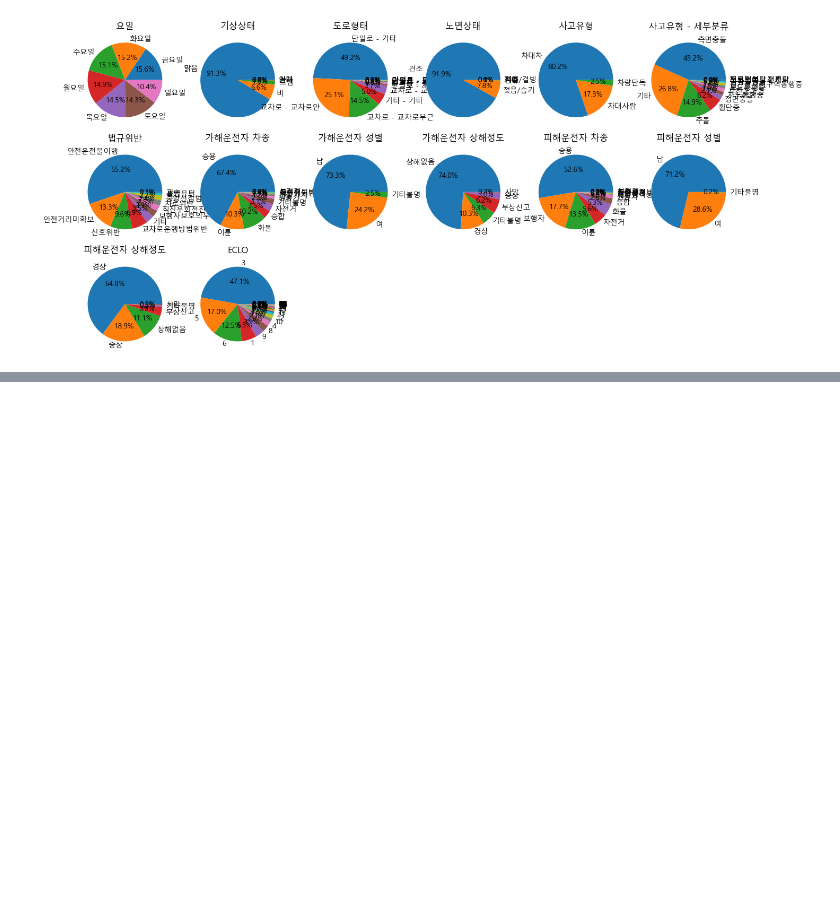
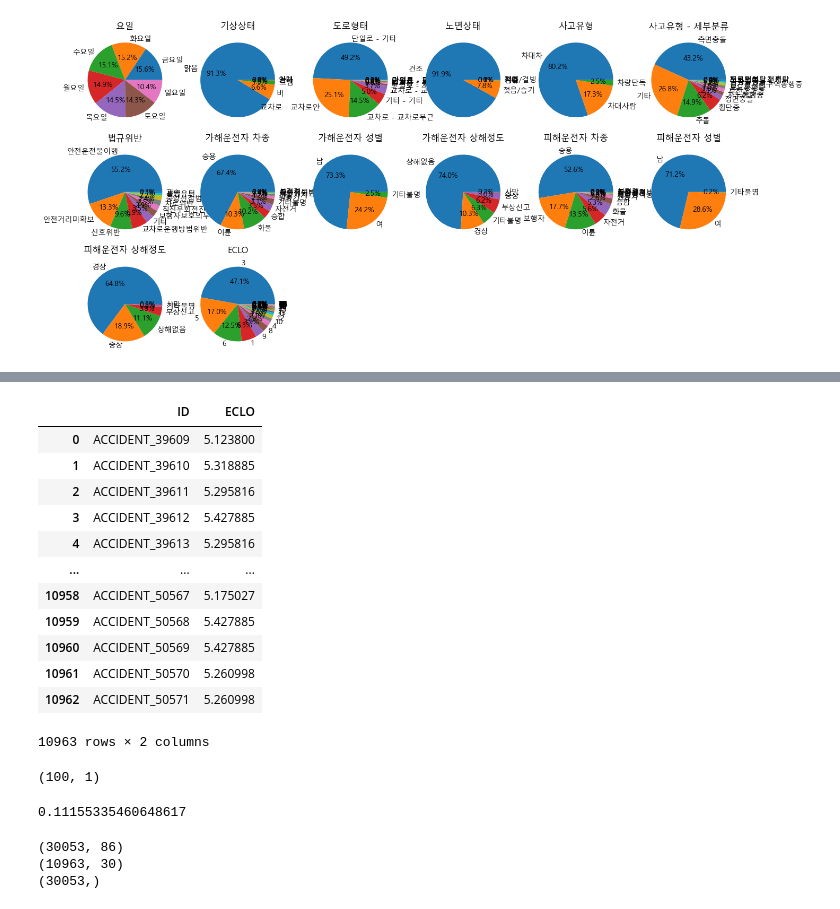
Before and after one commit to johann-wg/Dacon, a Jupyter notebook: Daegu/2_DL.ipynb, the cells around one changed output, grey strips where cells are left out. Drawn from its saved outputs; the diff is of its cells as text; code cells hidden in the pictures; blank space fills up the shorter version.

```diff
--- a/Daegu/2_DL.ipynb
+++ b/Daegu/2_DL.ipynb
@@ -351,0 +348,8 @@ ValueError: in user code:
+# %%
+# 3. 파인 튜닝
+# 여기에서는 필요한 경우 모델의 하이퍼파라미터를 조정합니다.
+
+# 4. 최종 모델 평가 및 적용
+# 여기서는 파인 튜닝된 모델을 최종적으로 평가하고, 실제 테스트 데이터에 적용하여 예측을 수행합니다.
+# final_loss = adjusted_model.evaluate(test_features, test_labels)
+predictions = adjusted_model.predict(X_test_tensor)
@@ -351,0 +361,4 @@ ValueError: in user code:
+# %%
+sample.drop('ECLO', axis=1, inplace=True)
+sample['ECLO'] = predictions
+sample.to_csv('submission6_DL_2.csv', index=False)
@@ -351,0 +576,6 @@ ValueError: in user code:
+# %%
+# 모델 예측
+predictions = improved_model.predict(X_test_tensor)
+pred = predictions.flatten()
+pred
+# rmsle(y2_test, pred)
@@ -351,0 +586,27 @@ ValueError: in user code:
+# %%
+sample.drop('ECLO', axis=1, inplace=True)
+sample['ECLO'] = pred
+# sample.to_csv('submission_3.csv', index=False)
+sample
+# %% [output]
+|  | ID | ECLO |
+| 0 | ACCIDENT_39609 | 5.123800 |
+| 1 | ACCIDENT_39610 | 5.318885 |
+| 2 | ACCIDENT_39611 | 5.295816 |
+| 3 | ACCIDENT_39612 | 5.427885 |
+| 4 | ACCIDENT_39613 | 5.295816 |
+| ... | ... | ... |
+| 10958 | ACCIDENT_50567 | 5.175027 |
+| 10959 | ACCIDENT_50568 | 5.427885 |
+| 10960 | ACCIDENT_50569 | 5.427885 |
+| 10961 | ACCIDENT_50570 | 5.260998 |
+| 10962 | ACCIDENT_50571 | 5.260998 |
+10963 rows × 2 columns
+# %%
+y_train.shape
+# %% [output]
+(100, 1)
+# %%
+rmsle(y2_test, predictions)
+# %% [output]
+0.11155335460648617
@@ -351,0 +617,8 @@ ValueError: in user code:
+# %%
+print(X2_train_tensor.shape)
+print(X_test_tensor.shape)
+print(y2_train.shape)
+# %% [output]
+(30053, 86)
+(10963, 30)
+(30053,)
```
Also changed, not shown: parts of 38 cells of this notebook, 12 other files.
